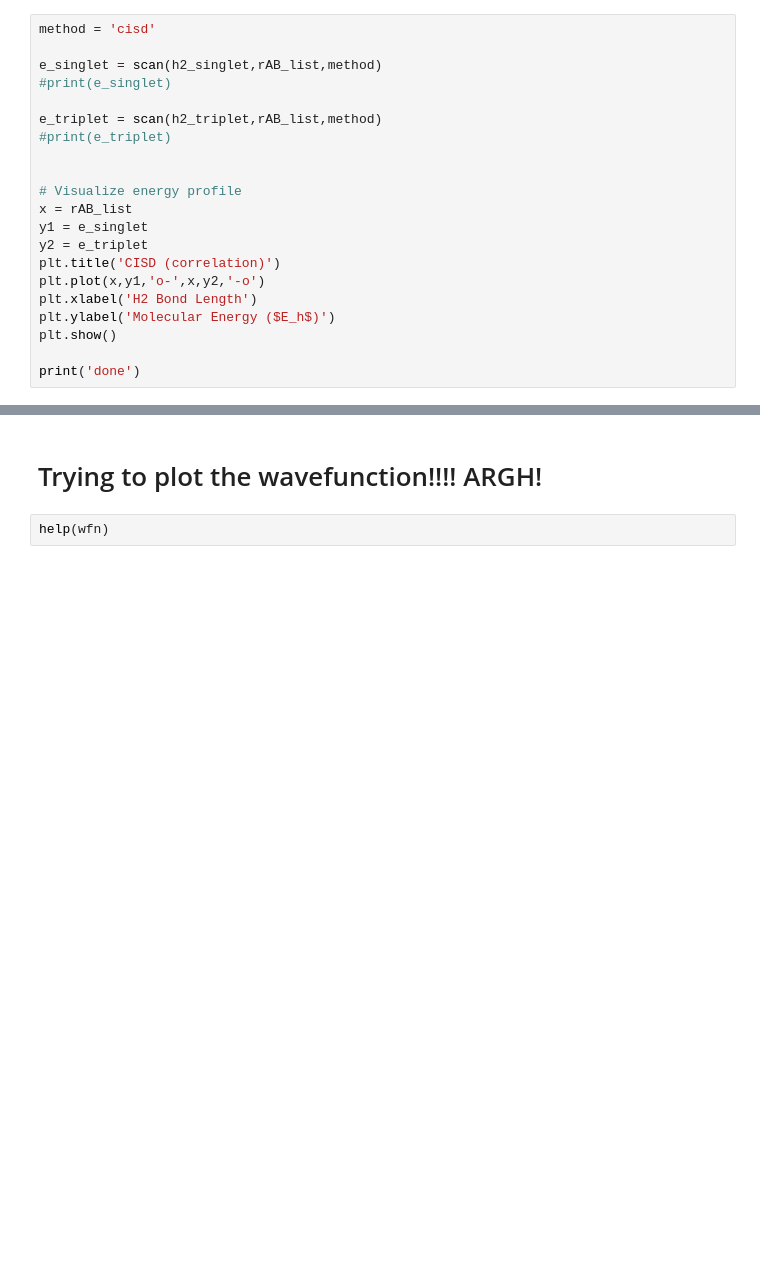
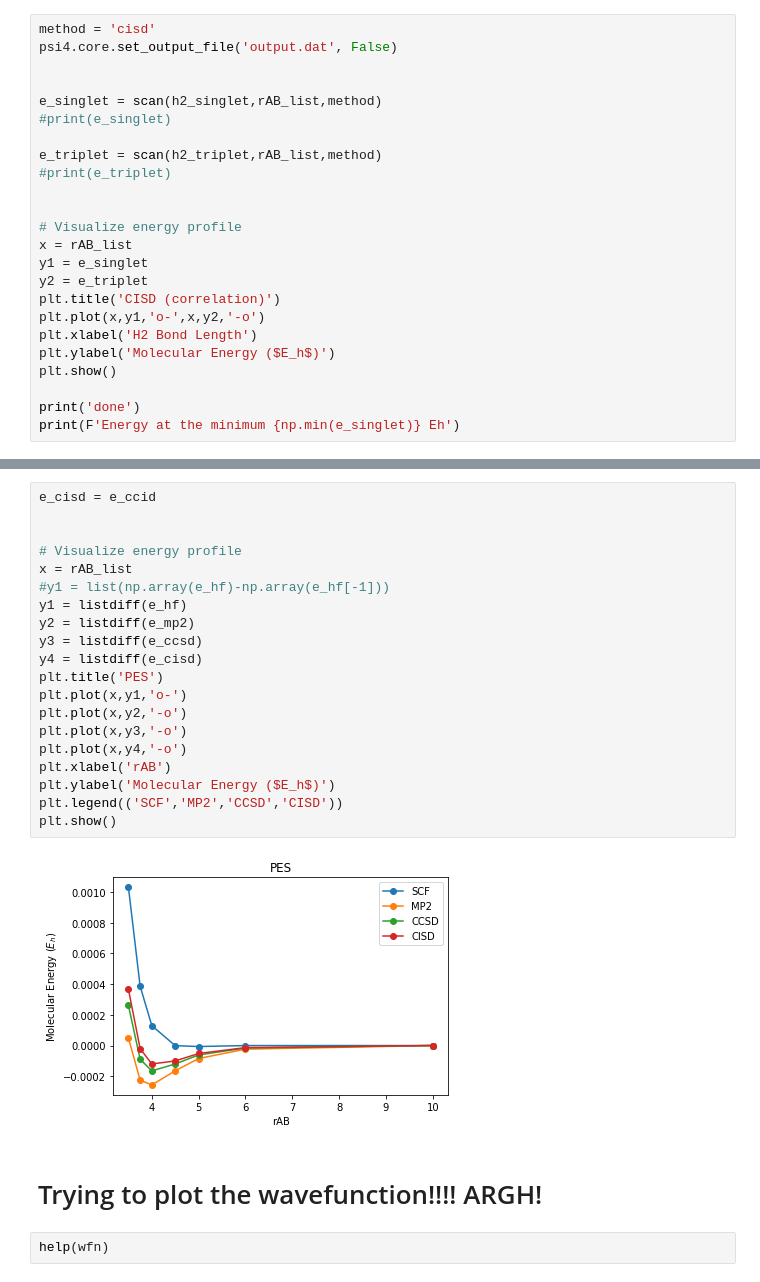
Before and after one commit to sgarrettroe/labs, a Jupyter notebook: HartreeFock/sgrlabH2Correlation-instructor.ipynb, the cells around one changed output, grey strips where cells are left out. Drawn from its saved outputs; the diff is of its cells as text; blank space fills up the shorter version.

```diff
--- a/HartreeFock/sgrlabH2Correlation-instructor.ipynb
+++ b/HartreeFock/sgrlabH2Correlation-instructor.ipynb
@@ -158,5 +358,7 @@ plt.axis('square')
 # %%
 method = 'cisd'
+psi4.core.set_output_file('output.dat', False)
+
 
 e_singlet = scan(h2_singlet,rAB_list,method)
 #print(e_singlet)
@@ -176,3 +378,4 @@ plt.ylabel('Molecular Energy ($E_h$)')
 plt.show()
 
 print('done')
+print(F'Energy at the minimum {np.min(e_singlet)} Eh')
@@ -184,3 +581,25 @@ Question: What is the energy difference at rAB-> infinity? Which is better descr
+# %%
+e_cisd = e_ccid
+
+
+# Visualize energy profile
+x = rAB_list
+#y1 = list(np.array(e_hf)-np.array(e_hf[-1]))
+y1 = listdiff(e_hf)
+y2 = listdiff(e_mp2)
+y3 = listdiff(e_ccsd)
+y4 = listdiff(e_cisd)
+plt.title('PES')
+plt.plot(x,y1,'o-')
+plt.plot(x,y2,'-o')
+plt.plot(x,y3,'-o')
+plt.plot(x,y4,'-o')
+plt.xlabel('rAB')
+plt.ylabel('Molecular Energy ($E_h$)')
+plt.legend(('SCF','MP2','CCSD','CISD'))
+plt.show()
+# %% [output]
+[figure, added]
 # %% [markdown]
 # Trying to plot the wavefunction!!!! ARGH!
 # %%
```
Also changed, not shown: parts of 48 cells of this notebook.
